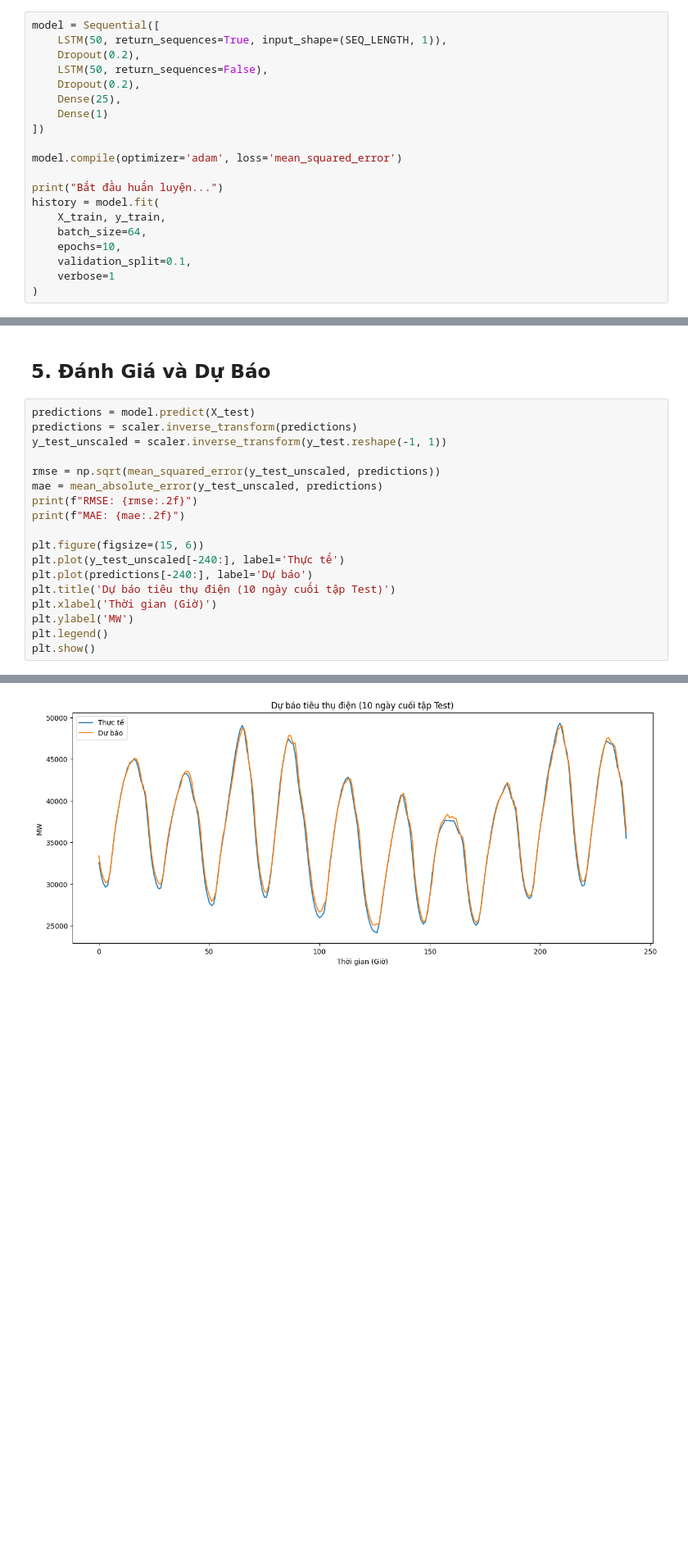
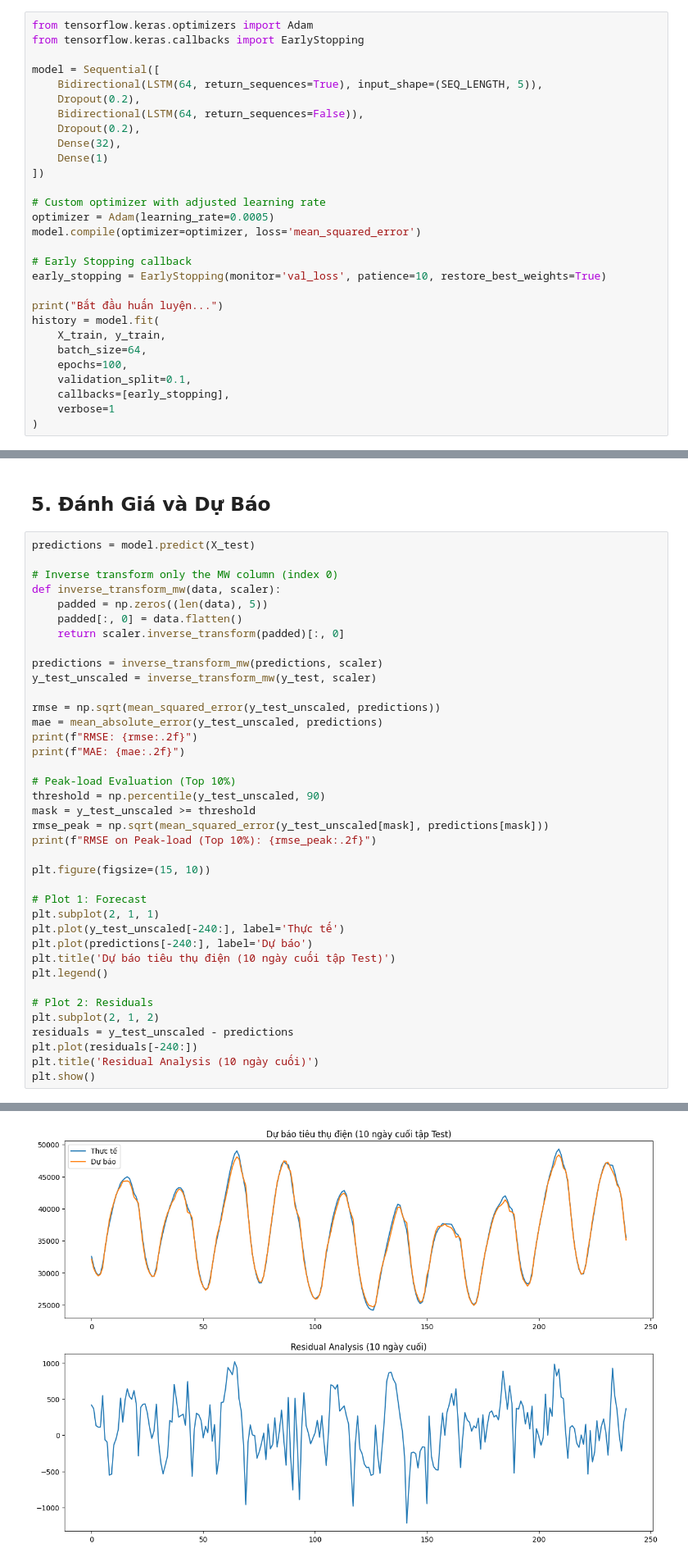
Before and after one commit to trng1006/DoAn_TH_Deeplearning, a Jupyter notebook: Mô Hình Nâng Cao/DuDoanNhuCauTieuThu/DuDoanNhuCauTieuThu.ipynb, the cells around one changed output, grey strips where cells are left out. Shown at 82% size. Drawn from its saved outputs; the diff is of its cells as text; blank space fills up the shorter version.

Commit message:
Cập nhật notebook và model LSTM dự đoán nhu cầu tiêu thụ điện

```diff
--- a/Mô Hình Nâng Cao/DuDoanNhuCauTieuThu/DuDoanNhuCauTieuThu.ipynb
+++ b/Mô Hình Nâng Cao/DuDoanNhuCauTieuThu/DuDoanNhuCauTieuThu.ipynb
@@ -97,23 +104,32 @@ X_test shape: (29050, 24, 1)
 # %% [markdown]
 ## 4. Xây Dựng và Huấn Luyện Mô Hình LSTM
 # %%
+from tensorflow.keras.optimizers import Adam
+from tensorflow.keras.callbacks import EarlyStopping
+
 model = Sequential([
-    LSTM(50, return_sequences=True, input_shape=(SEQ_LENGTH, 1)),
+    Bidirectional(LSTM(64, return_sequences=True), input_shape=(SEQ_LENGTH, 5)),
     Dropout(0.2),
-    LSTM(50, return_sequences=False),
+    Bidirectional(LSTM(64, return_sequences=False)),
     Dropout(0.2),
-    Dense(25),
+    Dense(32),
     Dense(1)
 ])
 
-model.compile(optimizer='adam', loss='mean_squared_error')
+# Custom optimizer with adjusted learning rate
+optimizer = Adam(learning_rate=0.0005)
+model.compile(optimizer=optimizer, loss='mean_squared_error')
+
+# Early Stopping callback
+early_stopping = EarlyStopping(monitor='val_loss', patience=10, restore_best_weights=True)
 
 print("Bắt đầu huấn luyện...")
 history = model.fit(
     X_train, y_train,
     batch_size=64,
-    epochs=10,
+    epochs=100,
     validation_split=0.1,
+    callbacks=[early_stopping],
     verbose=1
 )
 # %% [output]
@@ -142,21 +156,41 @@ Epoch 10/10
 ## 5. Đánh Giá và Dự Báo
 # %%
 predictions = model.predict(X_test)
-predictions = scaler.inverse_transform(predictions)
-y_test_unscaled = scaler.inverse_transform(y_test.reshape(-1, 1))
+
+# Inverse transform only the MW column (index 0)
+def inverse_transform_mw(data, scaler):
+    padded = np.zeros((len(data), 5))
+    padded[:, 0] = data.flatten()
+    return scaler.inverse_transform(padded)[:, 0]
+
+predictions = inverse_transform_mw(predictions, scaler)
+y_test_unscaled = inverse_transform_mw(y_test, scaler)
 
 rmse = np.sqrt(mean_squared_error(y_test_unscaled, predictions))
 mae = mean_absolute_error(y_test_unscaled, predictions)
 print(f"RMSE: {rmse:.2f}")
 print(f"MAE: {mae:.2f}")
 
-plt.figure(figsize=(15, 6))
+# Peak-load Evaluation (Top 10%)
+threshold = np.percentile(y_test_unscaled, 90)
+mask = y_test_unscaled >= threshold
+rmse_peak = np.sqrt(mean_squared_error(y_test_unscaled[mask], predictions[mask]))
+print(f"RMSE on Peak-load (Top 10%): {rmse_peak:.2f}")
+
+plt.figure(figsize=(15, 10))
+
+# Plot 1: Forecast
+plt.subplot(2, 1, 1)
 plt.plot(y_test_unscaled[-240:], label='Thực tế')
 plt.plot(predictions[-240:], label='Dự báo')
 plt.title('Dự báo tiêu thụ điện (10 ngày cuối tập Test)')
-plt.xlabel('Thời gian (Giờ)')
-plt.ylabel('MW')
 plt.legend()
+
+# Plot 2: Residuals
+plt.subplot(2, 1, 2)
+residuals = y_test_unscaled - predictions
+plt.plot(residuals[-240:])
+plt.title('Residual Analysis (10 ngày cuối)')
 plt.show()
 # %% [output]
 908/908 ━━━━━━━━━━━━━━━━━━━━ 2s 2ms/step
@@ -165,4 +200,4 @@ MAE: 481.48
-[figure, old version]
+[figure, new version]
 # %% [markdown]
 ## 6. Lưu Mô Hình
 # %%
```
Also changed, not shown: parts of 4 cells of this notebook, 1 other file.
